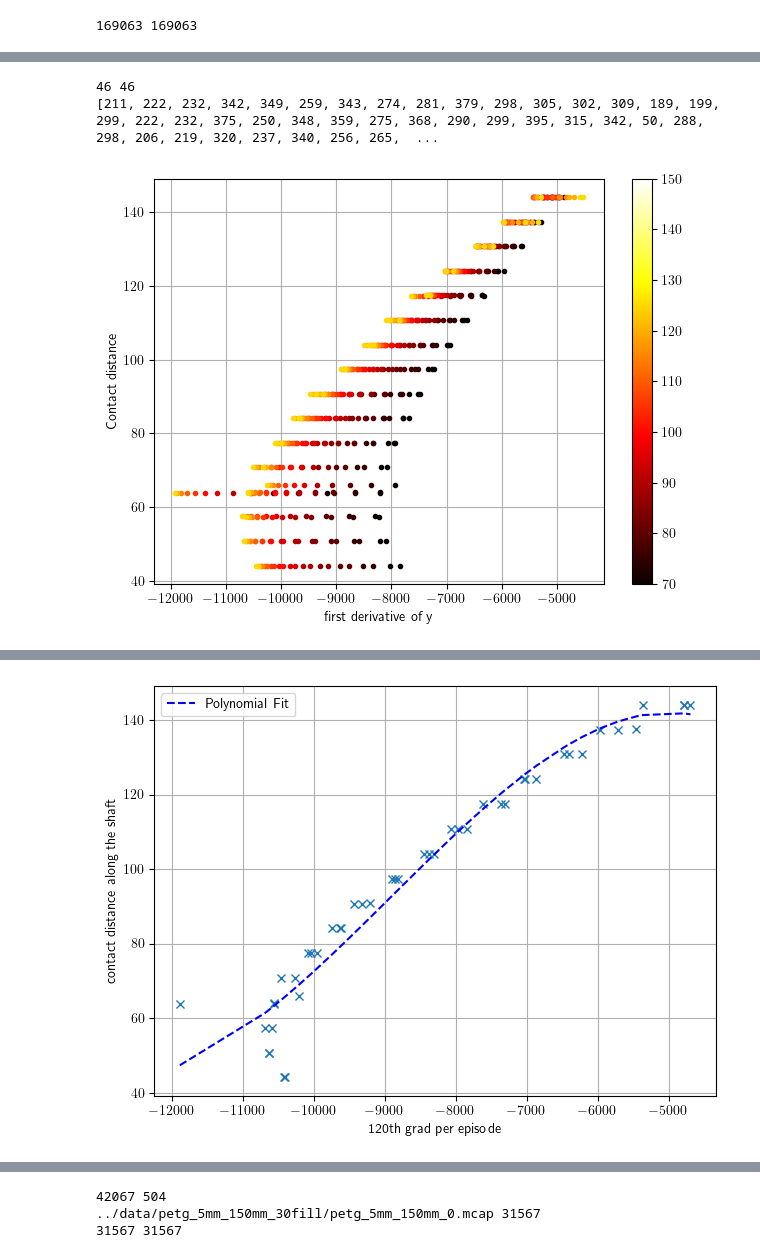
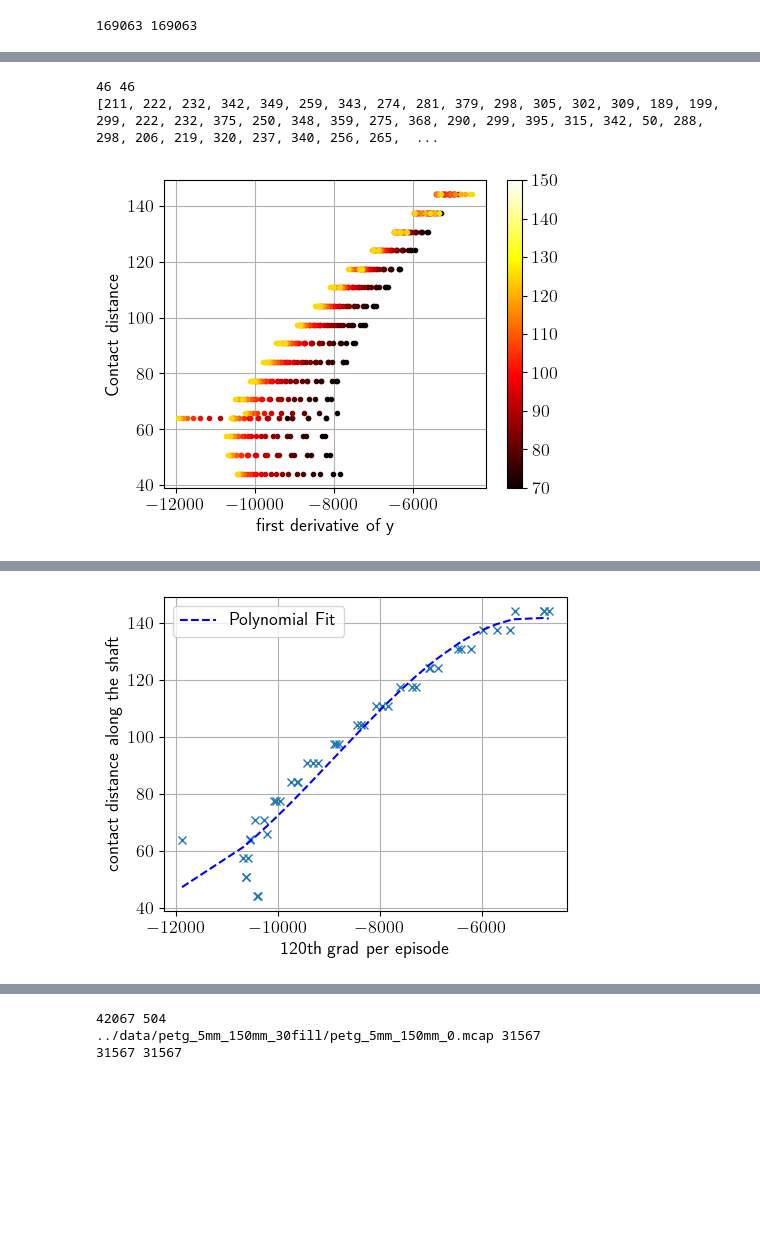
Before and after one commit to FoR-Group1/OpenWhisker, a Jupyter notebook: whisker_driver_ros2/scripts/data_analysis.ipynb, the cells around one changed output, grey strips where cells are left out. Drawn from its saved outputs; the diff is of its cells as text; code cells hidden in the pictures; blank space fills up the shorter version.

```diff
--- a/whisker_driver_ros2/scripts/data_analysis.ipynb
+++ b/whisker_driver_ros2/scripts/data_analysis.ipynb
@@ -40,7 +42,13 @@ with open(
                     printer_data.append([timestamp, x, y, z])
 # %%
 from matplotlib import pyplot as plt
+from pathlib import Path
 
+plt.rcParams.update({'font.size': 13})
+
+figsize = (5, 4)
+output_dir = Path("../../reports/calibration_rig/figures")
+plt.figure(figsize=figsize)
 plt.plot([x[0] for x in magnetometer_data], [x[1] for x in magnetometer_data], label="x")
 plt.plot([x[0] for x in magnetometer_data], [x[2] for x in magnetometer_data], label="y")
 plt.plot([x[0] for x in magnetometer_data], [x[3] for x in magnetometer_data], label="z")
@@ -49,5 +57,5 @@ plt.gca().set_ylabel("Magnetic Sensor Reading")
 plt.legend()
 plt.grid()
 plt.tight_layout()
-plt.gcf().savefig("../../reports/ros_integration/figures/raw_magnetometer.png")
+plt.gcf().savefig(output_dir / "raw_magnetometer.png")
 # %% [output]
@@ -258,6 +268,7 @@ m = cm.ScalarMappable(norm=norm, cmap=cmap)
 print(list([len(x) for x in episodes_grad_data]))
 
 
+plt.figure(figsize=figsize)
 for n in range(70,130,5):
     nth_grad_per_episode = [x[min(n, len(x)-1)] for x in episodes_grad_data]
     zipped_nth_grad_per_episode = zip(nth_grad_per_episode,shaft_distance_per_episode.copy())
@@ -272,11 +283,11 @@ plt.xlabel("first derivative of y")
 plt.ylabel("Contact distance")
 plt.grid()
 plt.tight_layout()
-plt.savefig("../../reports/ros_integration/figures/x_y_relationship.png")
+plt.savefig(output_dir / "x_y_relationship.png")
 # %% [output]
 46 46
 [211, 222, 232, 342, 349, 259, 343, 274, 281, 379, 298, 305, 302, 309, 189, 199, 299, 222, 232, 375, 250, 348, 359, 275, 368, 290, 299, 395, 315, 342, 50, 288, 298, 206, 219, 320, 237, 340, 256, 265,  ...
-[figure, old version]
+[figure, new version]
 # %%
 from scipy.optimize import curve_fit
 
@@ -296,6 +307,8 @@ for idx,x in enumerate(x_data):
         y_data[idx] = y_data[idx-1]
 
 param, param_cov = curve_fit(whisker_model, x_data, y_data)
+
+plt.figure(figsize=figsize)
 plt.plot(x_data, y_data, "x")
 
 plt.grid()
@@ -306,5 +319,5 @@ plt.plot(sorted(x_data), ans, '--', color ='blue', label ="Polynomial Fit")
 plt.gca().set(xlabel='120th grad per episode', ylabel='contact distance along the shaft')
 plt.legend()
 plt.tight_layout()
-plt.savefig("../../reports/ros_integration/figures/polynomial_regression.png")
+plt.savefig(output_dir / "polynomial_regression.png")
 # %% [output]
@@ -312,4 +325,4 @@ plt.savefig("../../reports/ros_integration/figures/polynomial_regression.png")
-[figure, old version]
+[figure, new version]
 # %%
 import pickle
 
```
Also changed, not shown: parts of 10 cells of this notebook, 8 other files.
